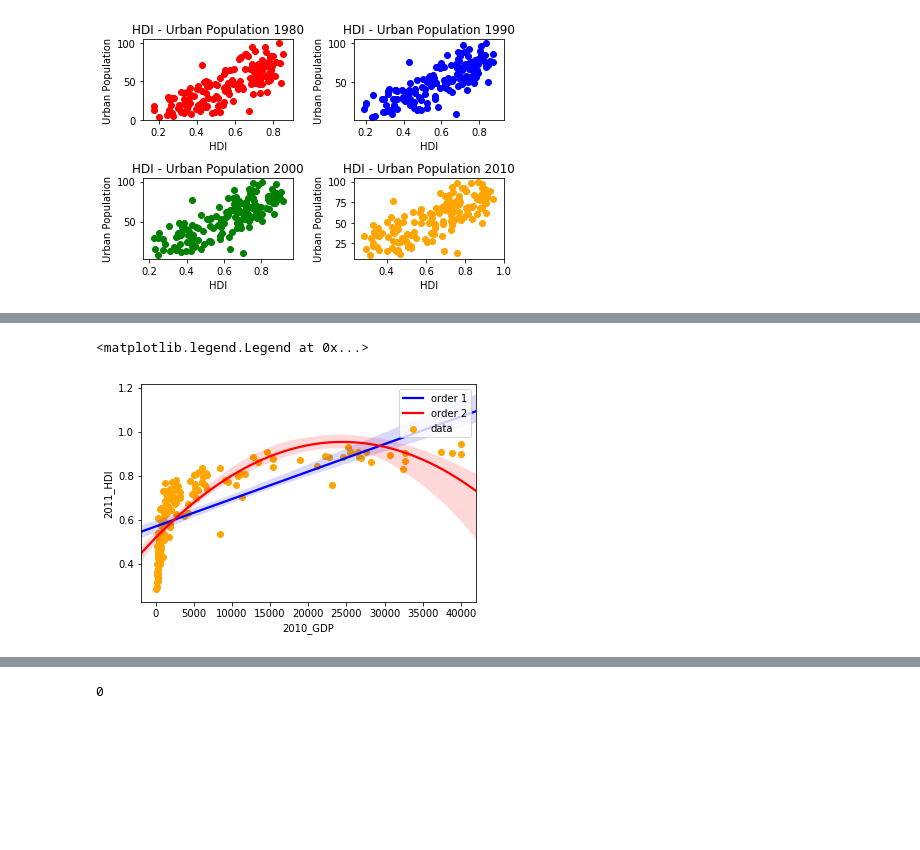
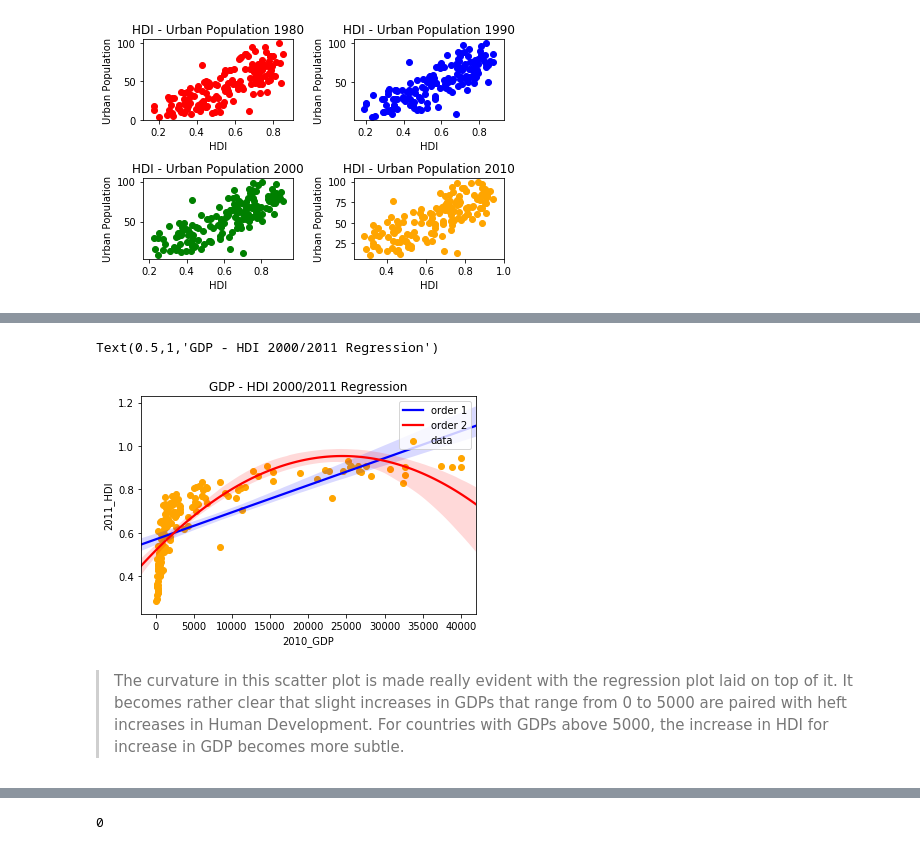
Before and after one commit to ccaddel/investigate_gapminder_data, a Jupyter notebook: Investigate_a_Dataset.ipynb, the cells around one changed output, grey strips where cells are left out. Cells and saved outputs as stored; diff of their text form; code cells hidden in the pictures; blank space fills up the shorter version.

```diff
--- a/Investigate_a_Dataset.ipynb
+++ b/Investigate_a_Dataset.ipynb
@@ -601,12 +665,15 @@ plt.tight_layout()
 # %%
 #run linear regression on GDP and HDI for 2010, referenced in orange scatter plot above
 plt.scatter(x=dem_GDP_HDI_urb['2010_GDP'],y=dem_GDP_HDI_urb['2011_HDI'],c='orange',label='data')
 sns.regplot(x='2010_GDP',y='2011_HDI', data = dem_GDP_HDI_urb,scatter=None, order=1, color='blue', label='order 1')
 sns.regplot(x='2010_GDP',y='2011_HDI', data = dem_GDP_HDI_urb,scatter=None, order=2, color='red', label='order 2')
 plt.legend(loc='upper right')
+plt.title('GDP - HDI 2000/2011 Regression')
 # %% [output]
-<matplotlib.legend.Legend at 0x...>
+Text(0.5,1,'GDP - HDI 2000/2011 Regression')
-[figure, old version]
+[figure, new version]
+# %% [markdown]
+> The curvature in this scatter plot is made really evident with the regression plot laid on top of it. It becomes rather clear that slight increases in GDPs that range from 0 to 5000 are paired with heft increases in Human Development. For countries with GDPs above 5000, the increase in HDI for increase in GDP becomes more subtle.
 # %% [markdown]
 <a id='conclusions'></a>
 ## Conclusions
```
Also changed, not shown: parts of 29 cells of this notebook, 1 other file.
